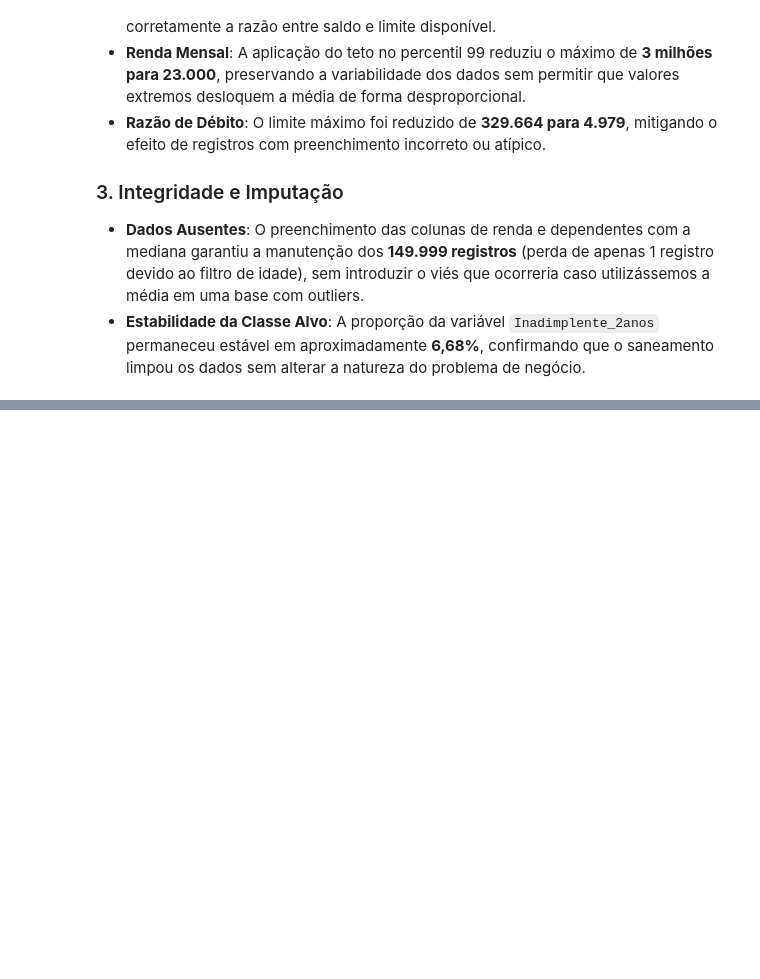
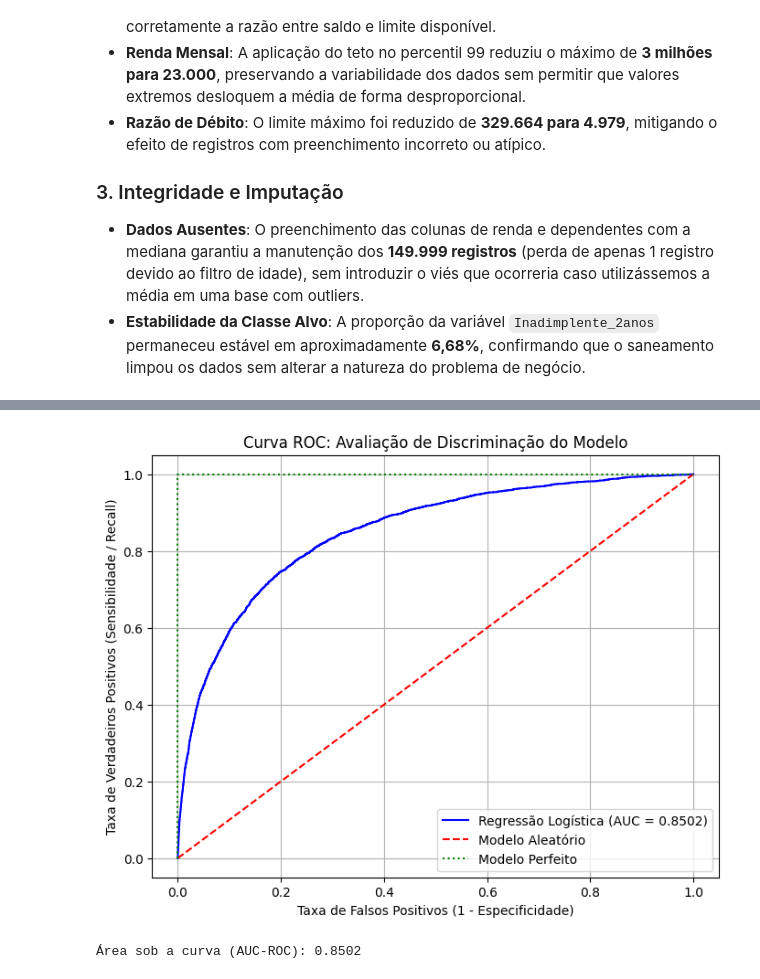
Before and after one commit to nayarasudariodiniz/credit-scoring-logistic-regression, a Jupyter notebook: GiveMeSomeCredit.ipynb, the cells around one changed output, grey strips where cells are left out. Drawn from its saved outputs; the diff is of its cells as text; code cells hidden in the pictures; blank space fills up the shorter version.

```diff
--- a/GiveMeSomeCredit.ipynb
+++ b/GiveMeSomeCredit.ipynb
@@ -349,0 +550,28 @@ As variáveis financeiras agora apresentam amplitudes condizentes com a realidad
+# %%
+from sklearn.metrics import roc_curve, roc_auc_score
+import matplotlib.pyplot as plt
+
+# 1. Calculando as probabilidades
+prob_previsao = modelo.predict_proba(teste_x)[:, 1]
+
+# 2. Calculando a Curva ROC e o AUC
+tfp, tvp, limite = roc_curve(teste_y, prob_previsao)
+auc = roc_auc_score(teste_y, prob_previsao)
+
+# 3. Plotagem
+plt.figure(figsize=(8, 6))
+plt.plot(tfp, tvp, color='blue', label=f'Regressão Logística (AUC = {auc:.4f})')
+plt.plot([0, 1], [0, 1], color='red', linestyle='--', label='Modelo Aleatório') # Linha guia diagonal
+plt.plot([0, 0, 1], [0, 1, 1], color='green', linestyle=':', label='Modelo Perfeito') # Linha guia perfeita
+
+plt.xlabel('Taxa de Falsos Positivos (1 - Especificidade)')
+plt.ylabel('Taxa de Verdadeiros Positivos (Sensibilidade / Recall)')
+plt.title('Curva ROC: Avaliação de Discriminação do Modelo')
+plt.legend()
+plt.grid(True)
+plt.show()
+
+print(f"Área sob a curva (AUC-ROC): {auc:.4f}")
+# %% [output]
+[figure, added]
+Área sob a curva (AUC-ROC): 0.8502
```
Also changed, not shown: parts of 30 cells of this notebook.
